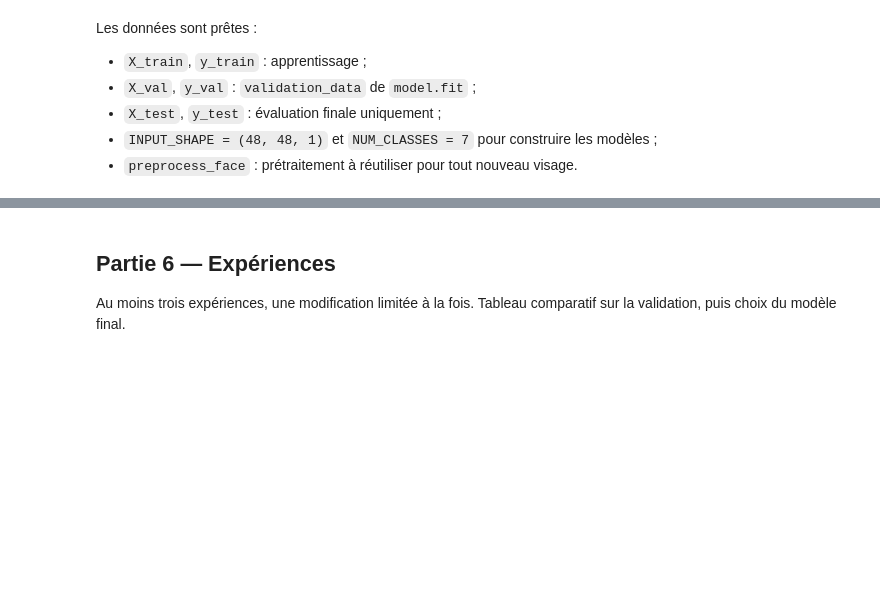
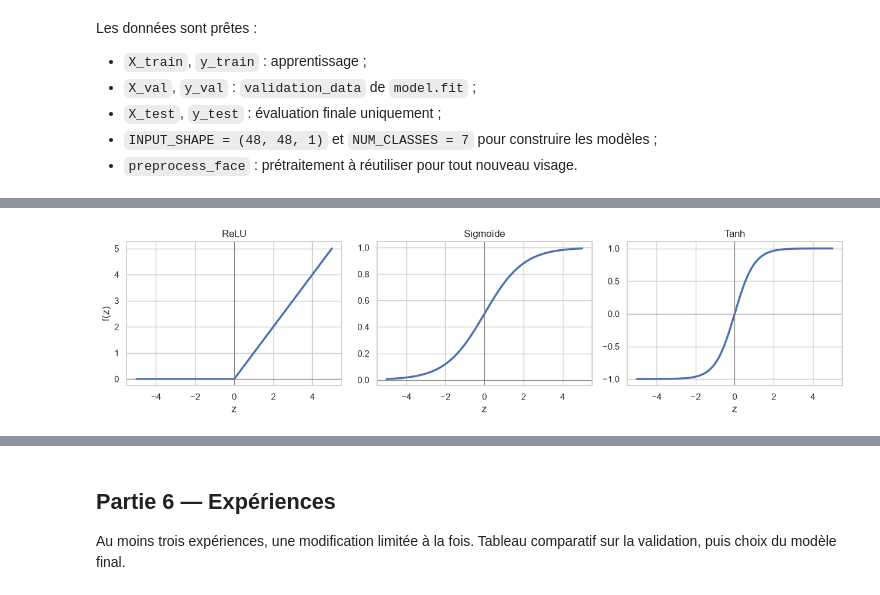
Before and after one commit to Faatima24/projet-dl, a Jupyter notebook: notebooks/expressions_faciales.ipynb, the cells around one changed output, grey strips where cells are left out. Drawn from its saved outputs; the diff is of its cells as text; code cells hidden in the pictures; blank space fills up the shorter version.

```diff
--- a/notebooks/expressions_faciales.ipynb
+++ b/notebooks/expressions_faciales.ipynb
@@ -498,0 +585,20 @@ Matrice de confusion, métriques par expression, exemples vraie classe / classe
+# %%
+z_values = np.linspace(-5, 5, 200)
+activations = {
+    "ReLU": np.maximum(0, z_values),
+    "Sigmoïde": 1 / (1 + np.exp(-z_values)),
+    "Tanh": np.tanh(z_values),
+}
+
+fig, axes = plt.subplots(1, 3, figsize=(13, 3.5))
+for ax, (name, values) in zip(axes, activations.items()):
+    ax.plot(z_values, values, linewidth=2.5)
+    ax.axhline(0, color="gray", linewidth=0.8)
+    ax.axvline(0, color="gray", linewidth=0.8)
+    ax.set_title(name)
+    ax.set_xlabel("z")
+axes[0].set_ylabel("f(z)")
+plt.tight_layout()
+plt.show()
+# %% [output]
+[figure, added]
```
Also changed, not shown: parts of 75 cells of this notebook, 6 other files.
